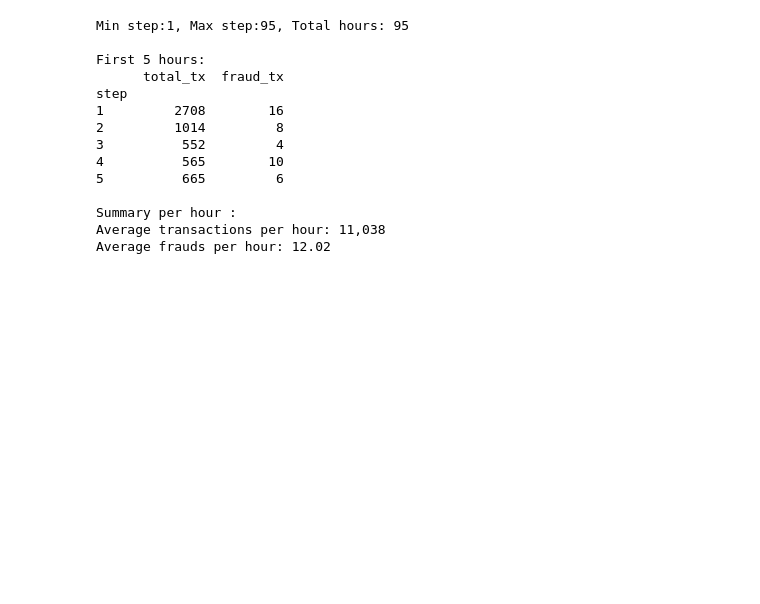
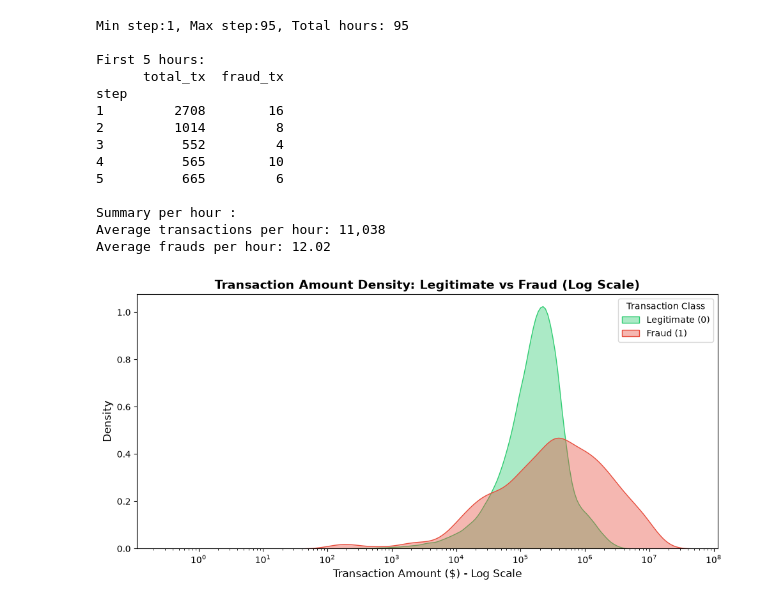
Before and after one commit to RuchithaAV/real-time-fraud-detection, a Jupyter notebook: notebooks/01_eda_and_leakage_audit.ipynb, the cells around one changed output. Cells and saved outputs as stored; diff of their text form; code cells hidden in the pictures; blank space fills up the shorter version.

```diff
--- a/notebooks/01_eda_and_leakage_audit.ipynb
+++ b/notebooks/01_eda_and_leakage_audit.ipynb
@@ -154,3 +154,35 @@ step
 Summary per hour :
 Average transactions per hour: 11,038
 Average frauds per hour: 12.02
+# %%
+# 1. Transaction Amount Distribution
+fig, ax = plt.subplots(figsize=(10, 5))
+
+sns.kdeplot(
+    data=vuln_df[vuln_df['isFraud'] == 0]['amount'],
+    label='Legitimate (0)',
+    color='#2ecc71',
+    log_scale=True,
+    fill=True,
+    alpha=0.4,
+    ax=ax
+)
+
+sns.kdeplot(
+    data=vuln_df[vuln_df['isFraud'] == 1]['amount'],
+    label='Fraud (1)',
+    color='#e74c3c',
+    log_scale=True,
+    fill=True,
+    alpha=0.4,
+    ax=ax
+)
+
+ax.set_title('Transaction Amount Density: Legitimate vs Fraud (Log Scale)', fontsize=14, fontweight='bold')
+ax.set_xlabel('Transaction Amount ($) - Log Scale', fontsize=12)
+ax.set_ylabel('Density', fontsize=12)
+ax.legend(title='Transaction Class')
+plt.tight_layout()
+plt.show()
+# %% [output]
+[figure, added]
```
Also changed, not shown: parts of 2 cells of this notebook, 1 other file.
